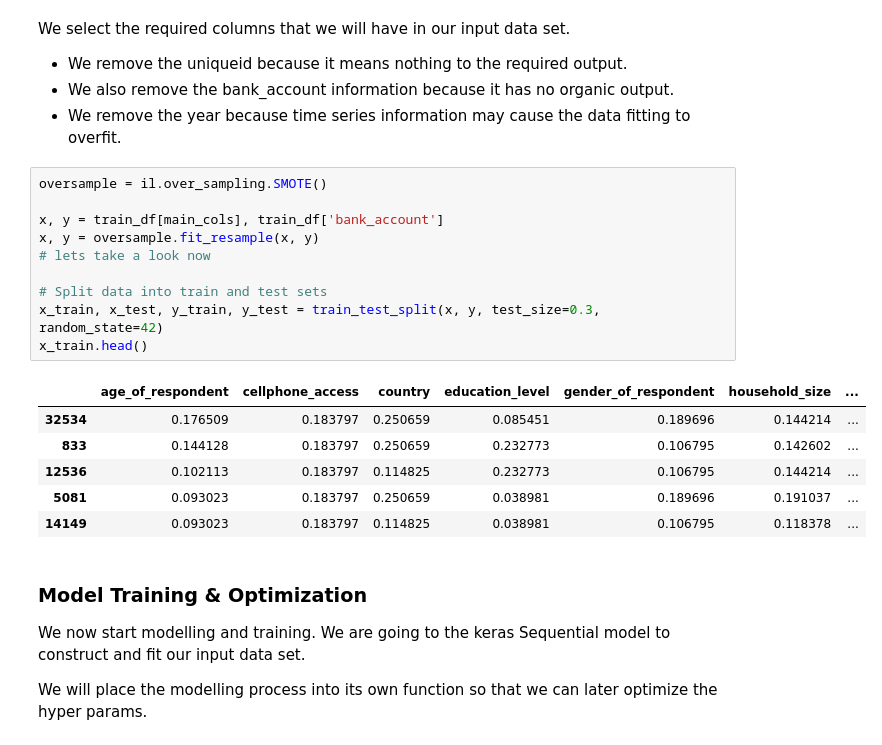
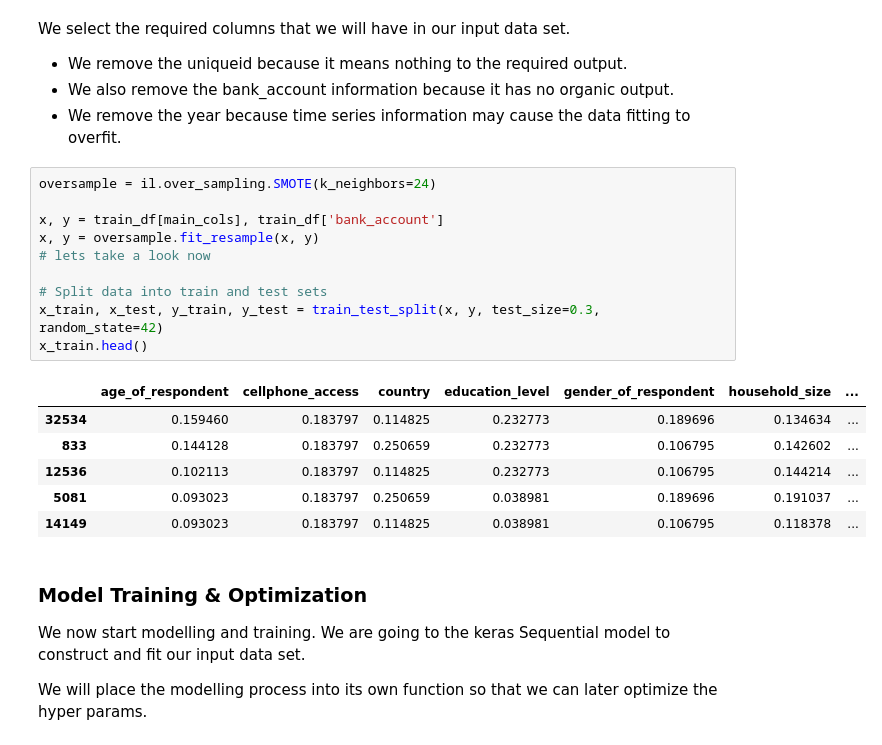
Before and after one commit to ashwynh21/financial_inclusion, a Jupyter notebook: main.ipynb, the cells around one changed output. Saved outputs shown, nothing was run; the diff lists cells and outputs as text.

```diff
--- a/main.ipynb
+++ b/main.ipynb
@@ -122,18 +123,18 @@ We select the required columns that we will have in our input data set.
 - We also remove the bank_account information because it has no organic output.
 - We remove the year because time series information may cause the data fitting to overfit.
 # %%
-oversample = il.over_sampling.SMOTE()
+oversample = il.over_sampling.SMOTE(k_neighbors=24)
 
 x, y = train_df[main_cols], train_df['bank_account']
 x, y = oversample.fit_resample(x, y)
 # lets take a look now
 
 # Split data into train and test sets
 x_train, x_test, y_train, y_test = train_test_split(x, y, test_size=0.3, random_state=42)
 x_train.head()
 # %% [output]
 |  | age_of_respondent | cellphone_access | country | education_level | gender_of_respondent | household_size | ... |
-| 32534 | 0.176509 | 0.183797 | 0.250659 | 0.085451 | 0.189696 | 0.144214 | ... |
+| 32534 | 0.159460 | 0.183797 | 0.114825 | 0.232773 | 0.189696 | 0.134634 | ... |
 | 833 | 0.144128 | 0.183797 | 0.250659 | 0.232773 | 0.106795 | 0.142602 | ... |
 | 12536 | 0.102113 | 0.183797 | 0.114825 | 0.232773 | 0.106795 | 0.144214 | ... |
 | 5081 | 0.093023 | 0.183797 | 0.250659 | 0.038981 | 0.189696 | 0.191037 | ... |
```
Also changed, not shown: parts of 3 cells of this notebook, 1 other file.
